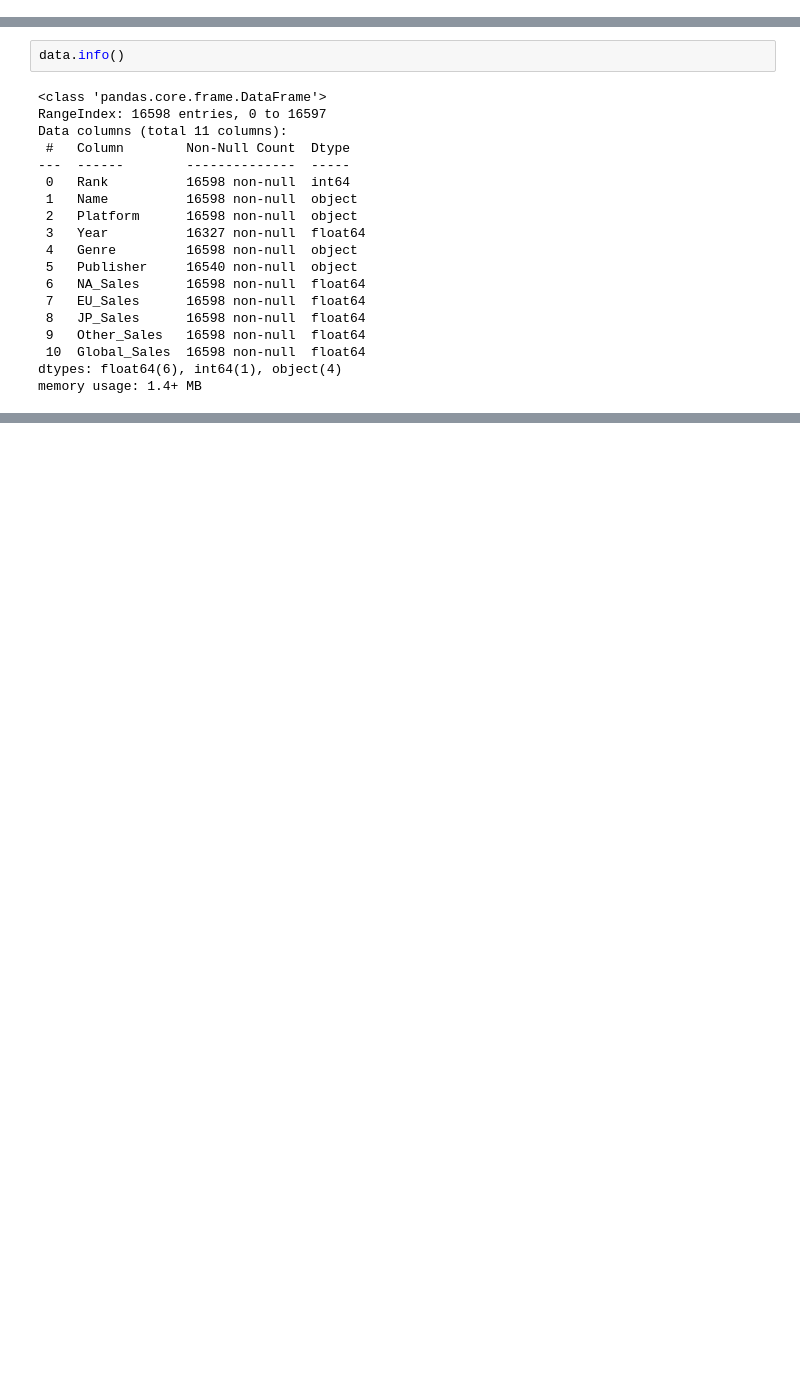
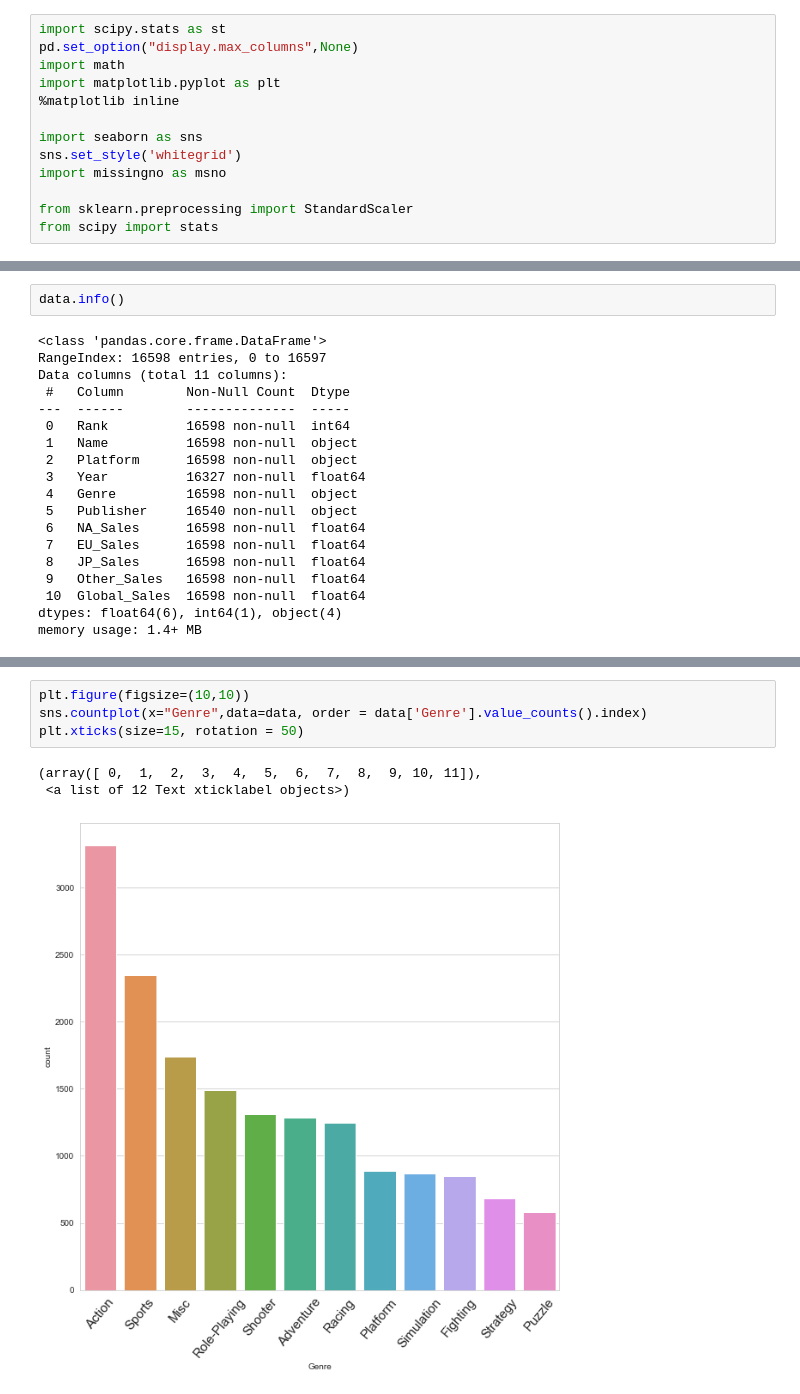
Before and after one commit to yeonghwanchoi/EDA, a Jupyter notebook: videogames/video_games.ipynb, the cells around one changed output, grey strips where cells are left out. Saved outputs shown, nothing was run; the diff lists cells and outputs as text; blank space fills up the shorter version.

```diff
--- a/videogames/video_games.ipynb
+++ b/videogames/video_games.ipynb
@@ -1,3 +1,16 @@
+# %%
+import scipy.stats as st
+pd.set_option("display.max_columns",None)
+import math
+import matplotlib.pyplot as plt
+%matplotlib inline
+
+import seaborn as sns
+sns.set_style('whitegrid')
+import missingno as msno
+
+from sklearn.preprocessing import StandardScaler
+from scipy import stats
 # %%
 data=pd.read_csv("vgsales.csv")
 # %%
@@ -39,0 +115,8 @@ memory usage: 1.4+ MB
+# %%
+plt.figure(figsize=(10,10))
+sns.countplot(x="Genre",data=data, order = data['Genre'].value_counts().index)
+plt.xticks(size=15, rotation = 50)
+# %% [output]
+(array([ 0,  1,  2,  3,  4,  5,  6,  7,  8,  9, 10, 11]),
+ <a list of 12 Text xticklabel objects>)
+[figure, added]
```
Also changed, not shown: parts of 17 cells of this notebook.
